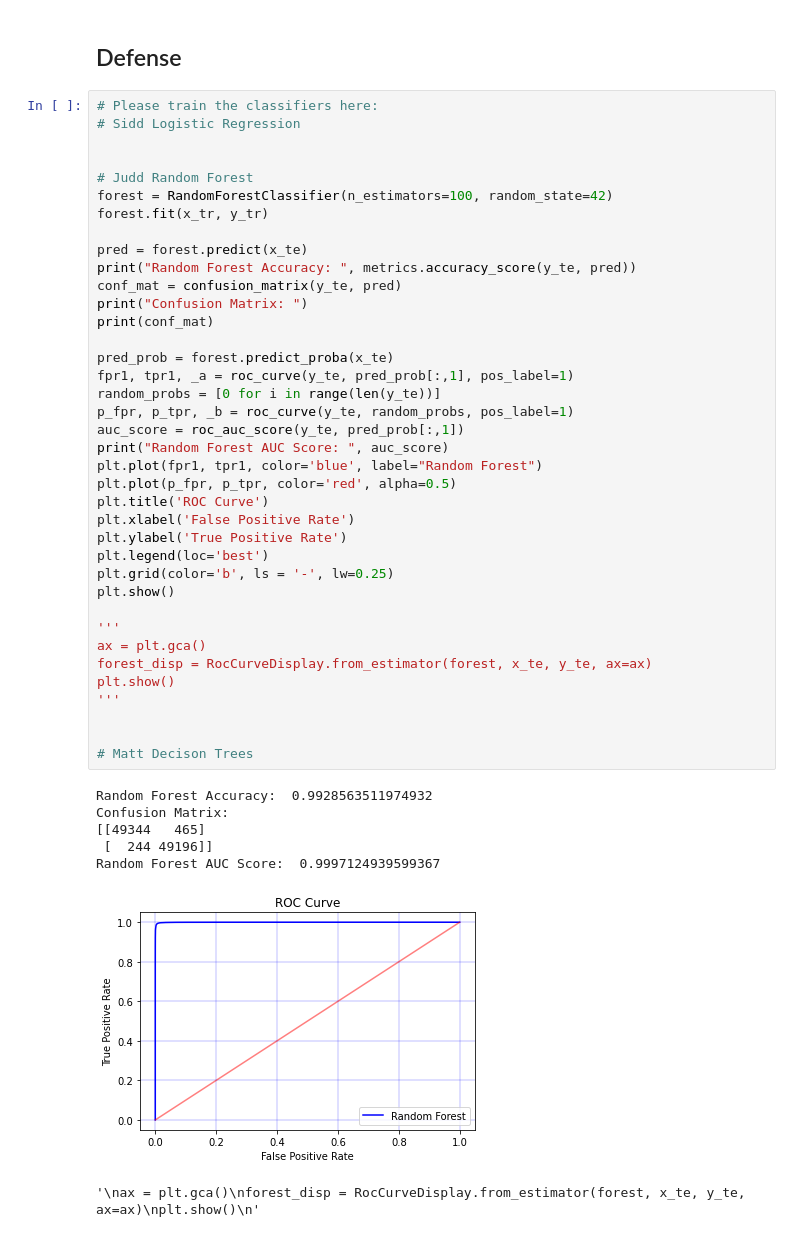
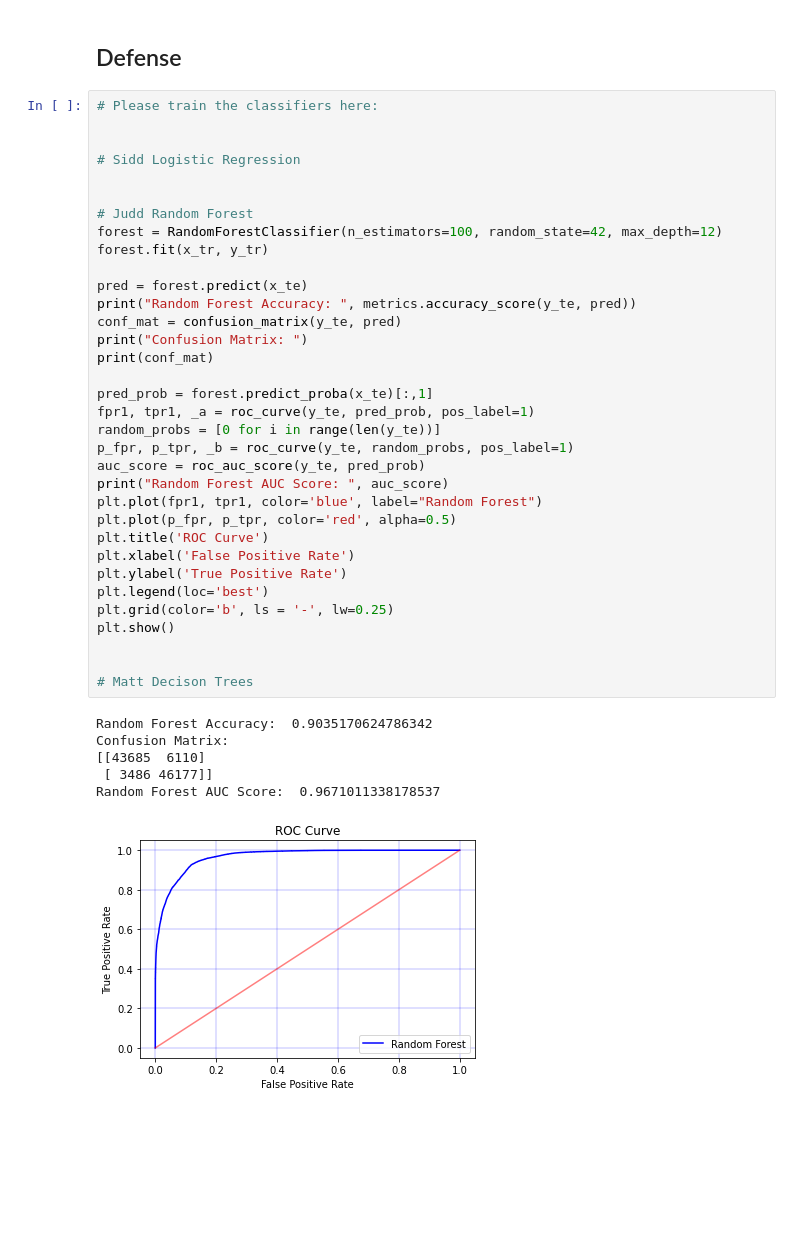
Before and after one commit to SidAkalwadi/CS5804-CC-Fraud, a Jupyter notebook: Games-Intro_to_AI.ipynb, the cells around one changed output. Drawn from its saved outputs; the diff is of its cells as text; blank space fills up the shorter version.

Commit message:
fixed ROC curve

```diff
--- a/Games-Intro_to_AI.ipynb
+++ b/Games-Intro_to_AI.ipynb
@@ -133,47 +133,42 @@ Counter({0: 49809, 1: 49440})
 ## Defense
 # %%
 # Please train the classifiers here:
+
+
 # Sidd Logistic Regression
 
 
 # Judd Random Forest
-forest = RandomForestClassifier(n_estimators=100, random_state=42)
+forest = RandomForestClassifier(n_estimators=100, random_state=42, max_depth=12)
 forest.fit(x_tr, y_tr)
 
 pred = forest.predict(x_te)
 print("Random Forest Accuracy: ", metrics.accuracy_score(y_te, pred))
 conf_mat = confusion_matrix(y_te, pred)
 print("Confusion Matrix: ")
 print(conf_mat)
 
-pred_prob = forest.predict_proba(x_te)
-fpr1, tpr1, _a = roc_curve(y_te, pred_prob[:,1], pos_label=1)
+pred_prob = forest.predict_proba(x_te)[:,1]
+fpr1, tpr1, _a = roc_curve(y_te, pred_prob, pos_label=1)
 random_probs = [0 for i in range(len(y_te))]
 p_fpr, p_tpr, _b = roc_curve(y_te, random_probs, pos_label=1)
-auc_score = roc_auc_score(y_te, pred_prob[:,1])
+auc_score = roc_auc_score(y_te, pred_prob)
 print("Random Forest AUC Score: ", auc_score)
 plt.plot(fpr1, tpr1, color='blue', label="Random Forest")
 plt.plot(p_fpr, p_tpr, color='red', alpha=0.5)
 plt.title('ROC Curve')
 plt.xlabel('False Positive Rate')
 plt.ylabel('True Positive Rate')
 plt.legend(loc='best')
 plt.grid(color='b', ls = '-', lw=0.25)
 plt.show()
 
-'''
-ax = plt.gca()
-forest_disp = RocCurveDisplay.from_estimator(forest, x_te, y_te, ax=ax)
-plt.show()
-'''
-
 
 # Matt Decison Trees
 # %% [output]
-Random Forest Accuracy:  0.9928563511974932
+Random Forest Accuracy:  0.9035170624786342
 Confusion Matrix:
-[[49344   465]
- [  244 49196]]
-Random Forest AUC Score:  0.9997124939599367
+[[43685  6110]
+ [ 3486 46177]]
+Random Forest AUC Score:  0.9671011338178537
-[figure, old version]
+[figure, new version]
-'\nax = plt.gca()\nforest_disp = RocCurveDisplay.from_estimator(forest, x_te, y_te, ax=ax)\nplt.show()\n'
```
Also changed, not shown: parts of 2 cells of this notebook.
